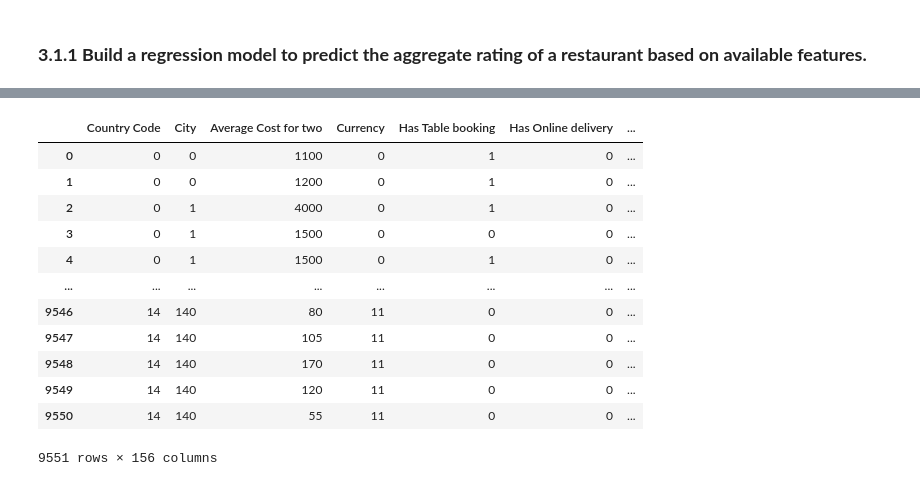
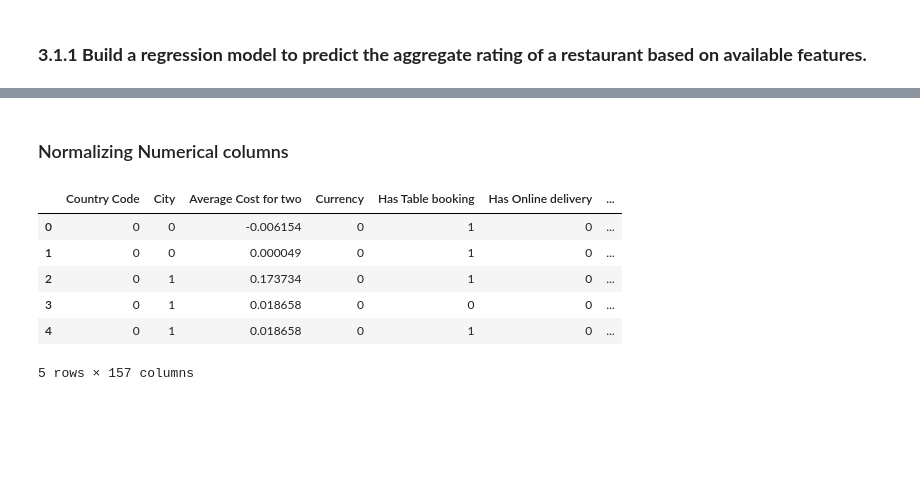
Before and after one commit to Arun-kumar-Kurma-2575/Cognifyz_Internship_levels, a Jupyter notebook: Cognifyz_level_3.ipynb, the cells around one changed output, grey strips where cells are left out. Drawn from its saved outputs; the diff is of its cells as text; code cells hidden in the pictures; blank space fills up the shorter version.

```diff
--- a/Cognifyz_level_3.ipynb
+++ b/Cognifyz_level_3.ipynb
@@ -227,4 +155,5 @@ memory usage: 895.5+ KB
 # %%
-cat=X.select_dtypes(include='object').columns
-cat
+cat=data.select_dtypes(include='object').columns
+num=data.select_dtypes(exclude='object').columns
+cat,num
 # %% [output]
@@ -307,16 +215,20 @@ cuisine_encoded # merged at last
-# %%
-X
-# %% [output]
-|  | Country Code | City | Average Cost for two | Currency | Has Table booking | Has Online delivery | ... |
-| 0 | 0 | 0 | 1100 | 0 | 1 | 0 | ... |
-| 1 | 0 | 0 | 1200 | 0 | 1 | 0 | ... |
-| 2 | 0 | 1 | 4000 | 0 | 1 | 0 | ... |
-| 3 | 0 | 1 | 1500 | 0 | 0 | 0 | ... |
-| 4 | 0 | 1 | 1500 | 0 | 1 | 0 | ... |
-| ... | ... | ... | ... | ... | ... | ... | ... |
-| 9546 | 14 | 140 | 80 | 11 | 0 | 0 | ... |
-| 9547 | 14 | 140 | 105 | 11 | 0 | 0 | ... |
-| 9548 | 14 | 140 | 170 | 11 | 0 | 0 | ... |
-| 9549 | 14 | 140 | 120 | 11 | 0 | 0 | ... |
-| 9550 | 14 | 140 | 55 | 11 | 0 | 0 | ... |
-9551 rows × 156 columns
+# %% [markdown]
+### Normalizing Numerical columns
+# %%
+for i in num:
+    mean=round(data[i].mean(),2)
+    sd=round(data[i].std(),2)
+    new=[]
+    for j in data[i]:
+        z=((j-mean)/sd)
+        new.append(z)
+    data[i]=new
+data.head()
+# %% [output]
+|  | Country Code | City | Average Cost for two | Currency | Has Table booking | Has Online delivery | ... |
+| 0 | 0 | 0 | -0.006154 | 0 | 1 | 0 | ... |
+| 1 | 0 | 0 | 0.000049 | 0 | 1 | 0 | ... |
+| 2 | 0 | 1 | 0.173734 | 0 | 1 | 0 | ... |
+| 3 | 0 | 1 | 0.018658 | 0 | 0 | 0 | ... |
+| 4 | 0 | 1 | 0.018658 | 0 | 1 | 0 | ... |
+5 rows × 157 columns
```
Also changed, not shown: parts of 40 cells of this notebook, 1 other file.
